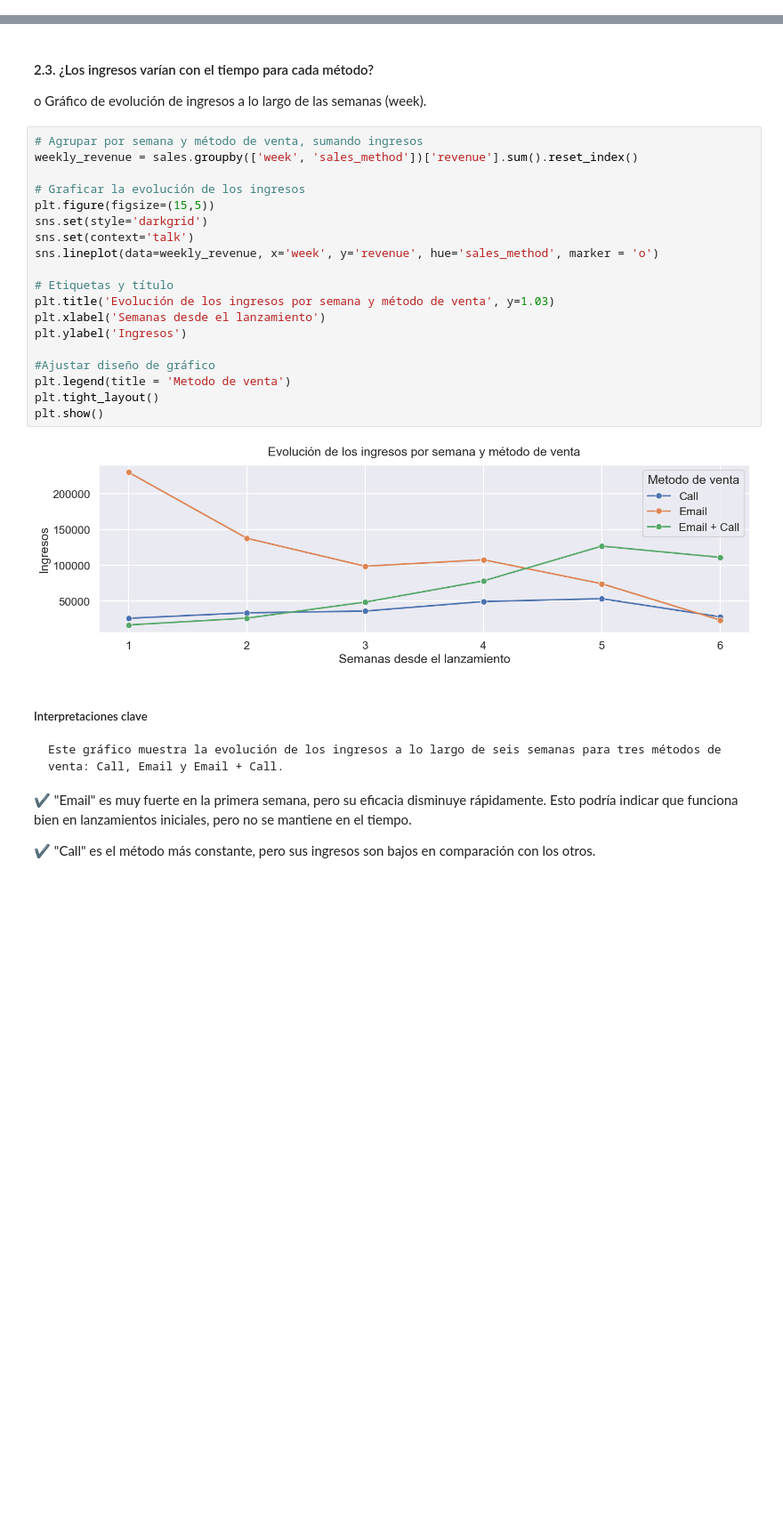
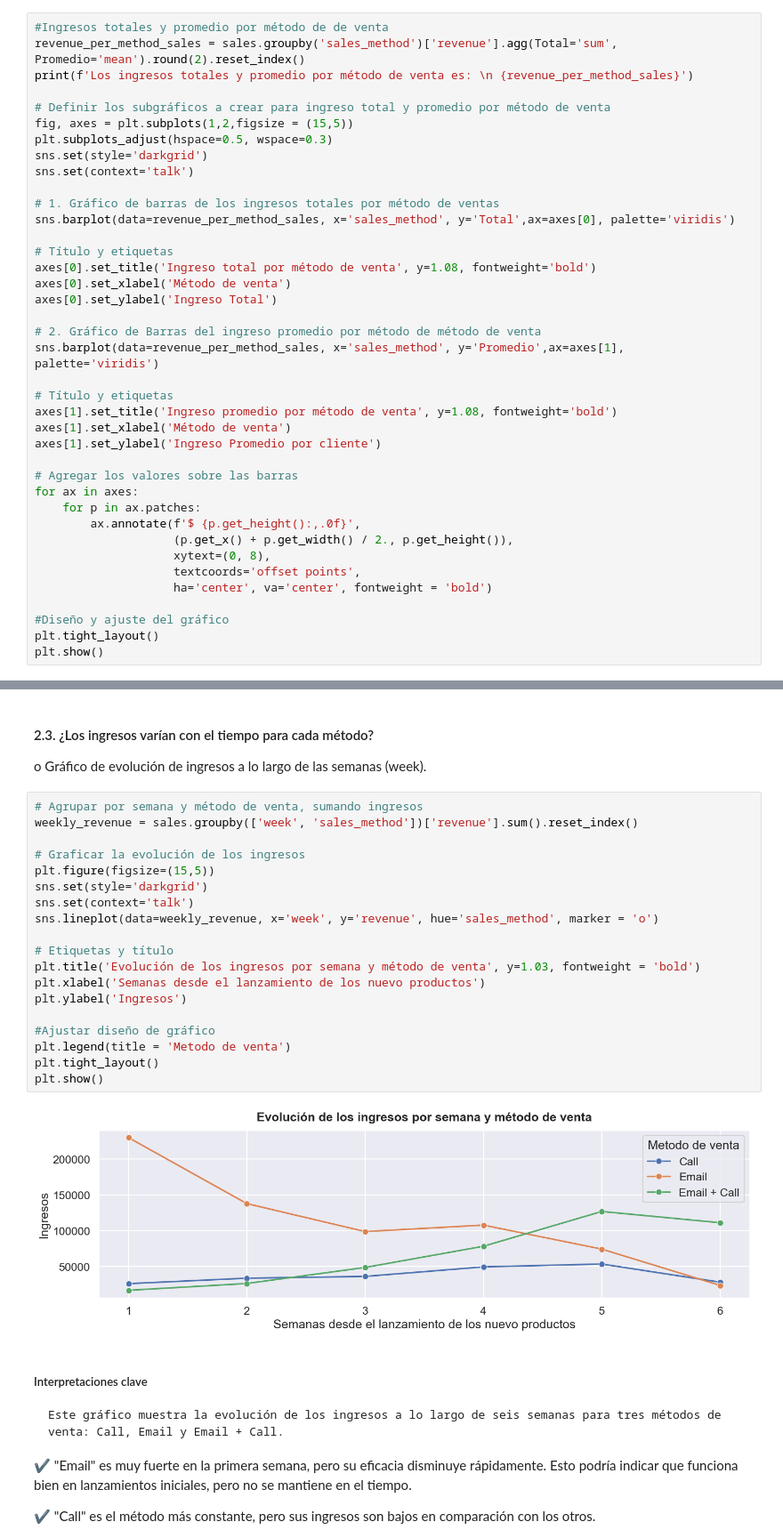
Before and after one commit to WLozanoH/prueba, a Jupyter notebook: estrategia_ventas.ipynb, the cells around one changed output, grey strips where cells are left out. Shown at 89% size. Cells and saved outputs as stored; diff of their text form; blank space fills up the shorter version.

```diff
--- a/estrategia_ventas.ipynb
+++ b/estrategia_ventas.ipynb
@@ -518,0 +598,39 @@ plt.show()
+# %%
+#Ingresos totales y promedio por método de de venta
+revenue_per_method_sales = sales.groupby('sales_method')['revenue'].agg(Total='sum', Promedio='mean').round(2).reset_index()
+print(f'Los ingresos totales y promedio por método de venta es: \n {revenue_per_method_sales}')
+
+# Definir los subgráficos a crear para ingreso total y promedio por método de venta
+fig, axes = plt.subplots(1,2,figsize = (15,5))
+plt.subplots_adjust(hspace=0.5, wspace=0.3)
+sns.set(style='darkgrid')
+sns.set(context='talk')
+
+# 1. Gráfico de barras de los ingresos totales por método de ventas
+sns.barplot(data=revenue_per_method_sales, x='sales_method', y='Total',ax=axes[0], palette='viridis')
+
+# Título y etiquetas
+axes[0].set_title('Ingreso total por método de venta', y=1.08, fontweight='bold')
+axes[0].set_xlabel('Método de venta')
+axes[0].set_ylabel('Ingreso Total')
+
+# 2. Gráfico de Barras del ingreso promedio por método de método de venta
+sns.barplot(data=revenue_per_method_sales, x='sales_method', y='Promedio',ax=axes[1], palette='viridis')
+
+# Título y etiquetas
+axes[1].set_title('Ingreso promedio por método de venta', y=1.08, fontweight='bold')
+axes[1].set_xlabel('Método de venta')
+axes[1].set_ylabel('Ingreso Promedio por cliente')
+
+# Agregar los valores sobre las barras
+for ax in axes:
+    for p in ax.patches:
+        ax.annotate(f'$ {p.get_height():,.0f}',
+                    (p.get_x() + p.get_width() / 2., p.get_height()),
+                    xytext=(0, 8),
+                    textcoords='offset points',
+                    ha='center', va='center', fontweight = 'bold')
+
+#Diseño y ajuste del gráfico
+plt.tight_layout()
+plt.show()
@@ -534,24 +659,24 @@ o	Gráfico de evolución de ingresos a lo largo de las semanas (week).
 # %%
 # Agrupar por semana y método de venta, sumando ingresos
 weekly_revenue = sales.groupby(['week', 'sales_method'])['revenue'].sum().reset_index()
 
 # Graficar la evolución de los ingresos
 plt.figure(figsize=(15,5))
 sns.set(style='darkgrid')
 sns.set(context='talk')
 sns.lineplot(data=weekly_revenue, x='week', y='revenue', hue='sales_method', marker = 'o')
 
 # Etiquetas y título
-plt.title('Evolución de los ingresos por semana y método de venta', y=1.03)
-plt.xlabel('Semanas desde el lanzamiento')
+plt.title('Evolución de los ingresos por semana y método de venta', y=1.03, fontweight = 'bold')
+plt.xlabel('Semanas desde el lanzamiento de los nuevo productos')
 plt.ylabel('Ingresos')
 
 #Ajustar diseño de gráfico
 plt.legend(title = 'Metodo de venta')
 plt.tight_layout()
 plt.show()
 # %% [output]
-[figure, old version]
+[figure, new version]
 # %% [markdown]
 ##### Interpretaciones clave
     Este gráfico muestra la evolución de los ingresos a lo largo de seis semanas para tres métodos de venta: Call, Email y Email + Call.
```
Also changed, not shown: parts of 18 cells of this notebook.
